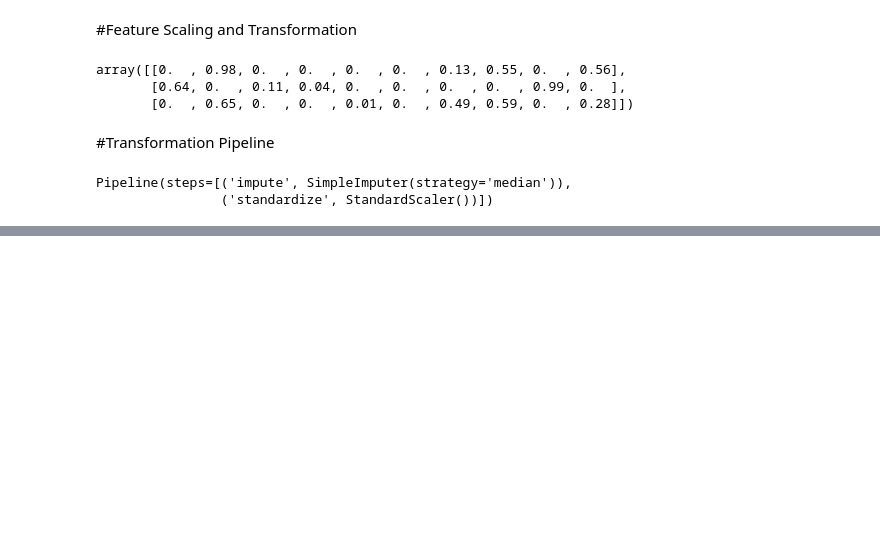
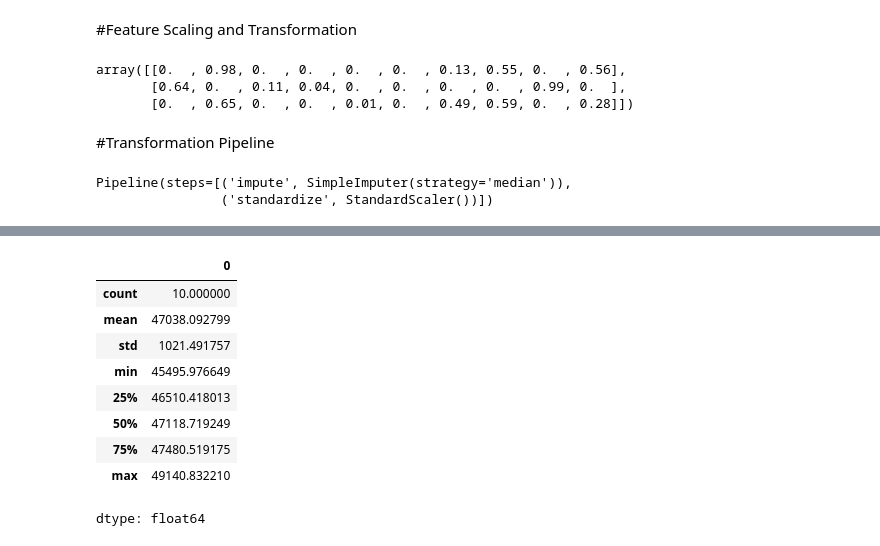
Before and after one commit to jadhav-rakesh/California_House_Prediction, a Jupyter notebook: california_house_prediction.ipynb, the cells around one changed output, grey strips where cells are left out. Saved outputs shown, nothing was run; the diff lists cells and outputs as text; code cells hidden in the pictures; blank space fills up the shorter version.

```diff
--- a/california_house_prediction.ipynb
+++ b/california_house_prediction.ipynb
@@ -460,0 +660,13 @@ num_pipeline = make_pipeline(SimpleImputer(strategy="median"), StandardScaler())
+# %%
+pd.Series(forest_rmses).describe()
+# %% [output]
+|  | 0 |
+| count | 10.000000 |
+| mean | 47038.092799 |
+| std | 1021.491757 |
+| min | 45495.976649 |
+| 25% | 46510.418013 |
+| 50% | 47118.719249 |
+| 75% | 47480.519175 |
+| max | 49140.832210 |
+dtype: float64
```
Also changed, not shown: parts of 30 cells of this notebook.
